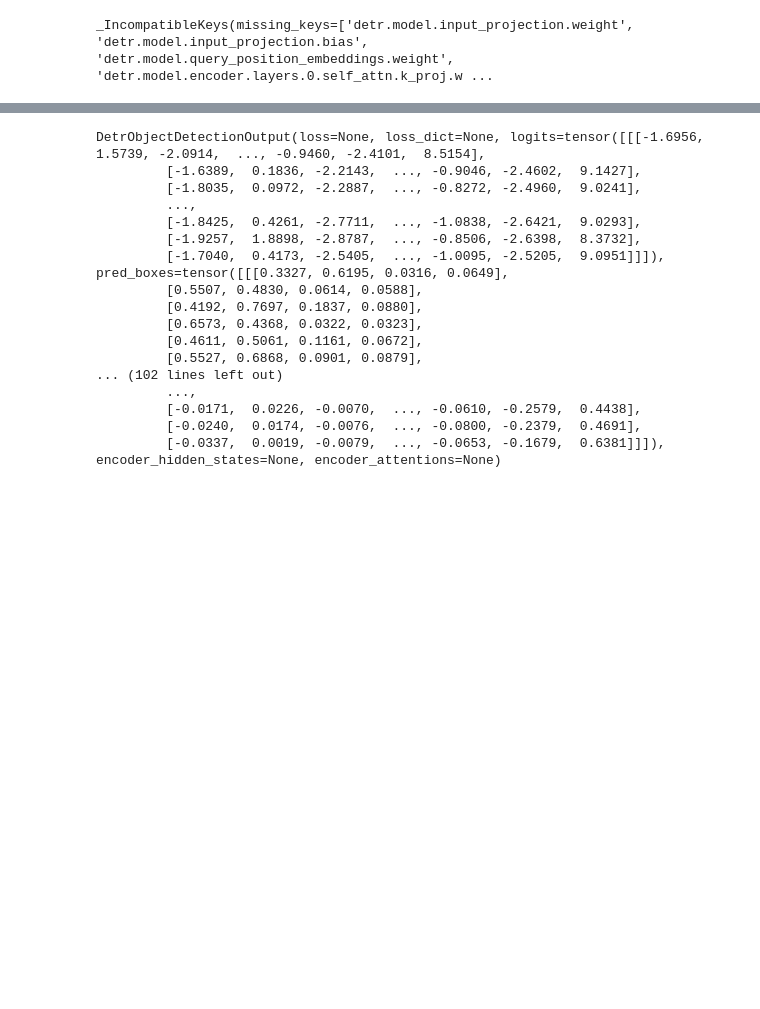
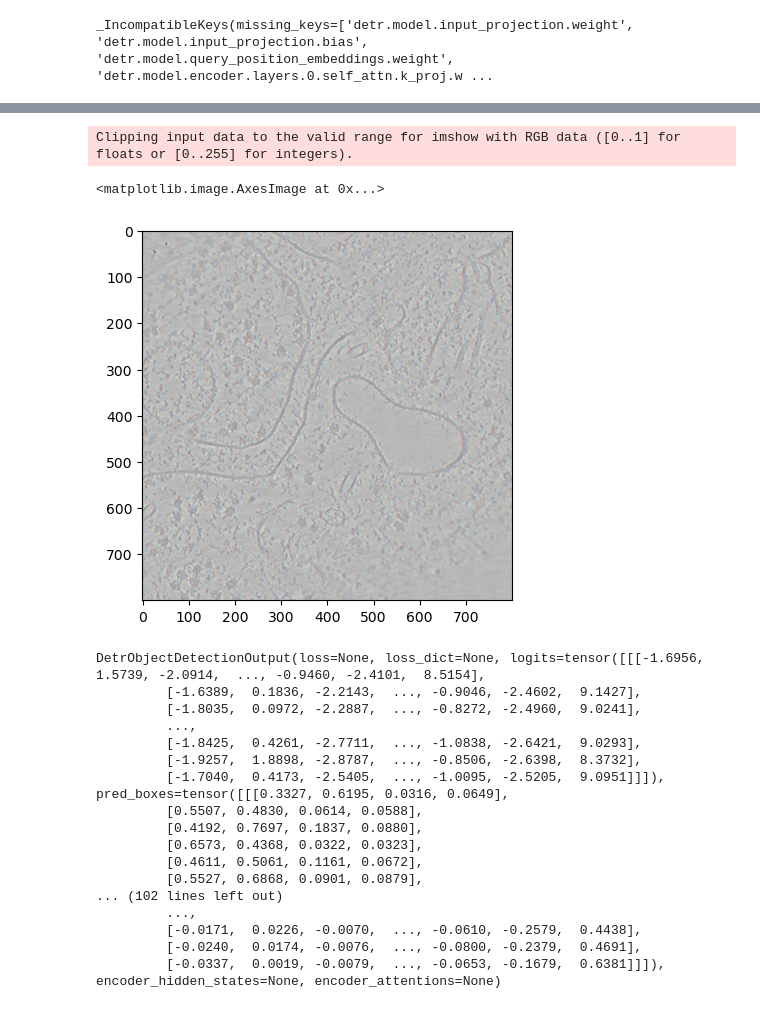
Before and after one commit to tyfei0216/cryoem, a Jupyter notebook: train.ipynb, the cells around one changed output, grey strips where cells are left out. Cells and saved outputs as stored; diff of their text form; code cells hidden in the pictures; blank space fills up the shorter version.

```diff
--- a/train.ipynb
+++ b/train.ipynb
@@ -123,7 +146,7 @@ pretrain.load_state_dict(state_dict, strict=False)
 # %% [output]
 _IncompatibleKeys(missing_keys=['detr.model.input_projection.weight', 'detr.model.input_projection.bias', 'detr.model.query_position_embeddings.weight', 'detr.model.encoder.layers.0.self_attn.k_proj.w ...
 # %%
-model = utils.Detr(lr=1e-4, lr_backbone=1e-5, weight_decay=1e-4, model=pretrain)
+model = utils.Detr(lr=1e-4, lr_backbone=1e-5, weight_decay=1e-4, model=model)
 # %%
 import torch.utils.tensorboard
 # %%
@@ -147,7 +170,7 @@ checkpoint_callback = ModelCheckpoint(
         mode="min",  # 'min' if the metric should be minimized (e.g., loss), 'max' for maximization (e.g., accuracy)
         save_top_k=3,  # Save top k checkpoints based on the monitored metric
         save_last=True,  # Save the last checkpoint at the end of training
-        dirpath="/home/tyfei/cyroem/checkpoints/detr_TS031_seg",  # Directory where the checkpoints will be saved
+        dirpath="/home/tyfei/cyroem/checkpoints/detr_TS031_seg_s",  # Directory where the checkpoints will be saved
         filename="{epoch}-{validate_loss:.2f}",  # Checkpoint file naming pattern
     )
 # pytorch_lightning >= 2.0.0
@@ -172,0 +241,2 @@ UserWarning: Trying to infer the `batch_size` from an ambiguous collection. The
+# %%
+outputs = model(pixel_values = data["pixel_values"], pixel_mask = torch.ones_like(inputs, dtype=torch.long))
@@ -178,11 +268,15 @@ with torch.no_grad():
     # image = mmcv.imread("/data/tyfei/datasets/cyroem/test4/SingleChannelImage/TS_031_300.png")
 
     image = np.load("/data/tyfei/datasets/cyroem/test4/Mean10/TS_031_220.npy")
-    inputs = image_processor(images=image, return_tensors='pt')
-    outputs = model(pixel_values = inputs["pixel_values"], pixel_mask = inputs["pixel_mask"])
+    image = torch.tensor(image, dtype=torch.float32)
+    image = utils.transformImage(image)
+    # inputs = image_processor(images=image, return_tensors='pt')
+    inputs = image.unsqueeze(0)
+    mask = torch.ones_like(inputs[:, 0, :, :], dtype=torch.long)
+    outputs = model(pixel_values = inputs, pixel_mask = mask)
 
     # post-process
-    target_sizes = torch.tensor([image.shape[:2]])
+    target_sizes = torch.tensor([image.shape[1:]])
     results = image_processor.post_process_object_detection(
         outputs=outputs,
         threshold=0.001,
@@ -201,12 +295,12 @@ detections = detections.with_nms(threshold=0.5)
 box_annotator = sv.BoxAnnotator()
 print(detections)
 # image = np.moveaxis(image, 0, -1)
-image = mmcv.imread("/data/tyfei/datasets/cyroem/test4/SingleChannelImage/TS_031_220.png")
-image = np.array(image)
+# image = mmcv.imread("/data/tyfei/datasets/cyroem/test4/SingleChannelImage/TS_031_220.png")
+image = np.array(image.numpy())
 # image = image*254
 # image = image.astype(np.uint8)
 # print(image.shape)
-frame = box_annotator.annotate(scene=image, detections=detections)
+frame = box_annotator.annotate(scene=np.moveaxis(image, 0, -1), detections=detections)
 
 %matplotlib inline
 sv.plot_image(frame)
@@ -218,3 +350,9 @@ Detections(xyxy=array([[804.2222   ,   1.7199373, 840.4541   ,   1.7792783]],
+# %%
+plt.imshow(np.moveaxis(image, 0, -1))
+# %% [output]
+Clipping input data to the valid range for imshow with RGB data ([0..1] for floats or [0..255] for integers).
+<matplotlib.image.AxesImage at 0x...>
+[figure, added]
 # %%
 outputs.get()
 # %% [output]
```
Also changed, not shown: parts of 14 cells of this notebook, 4 other files.
